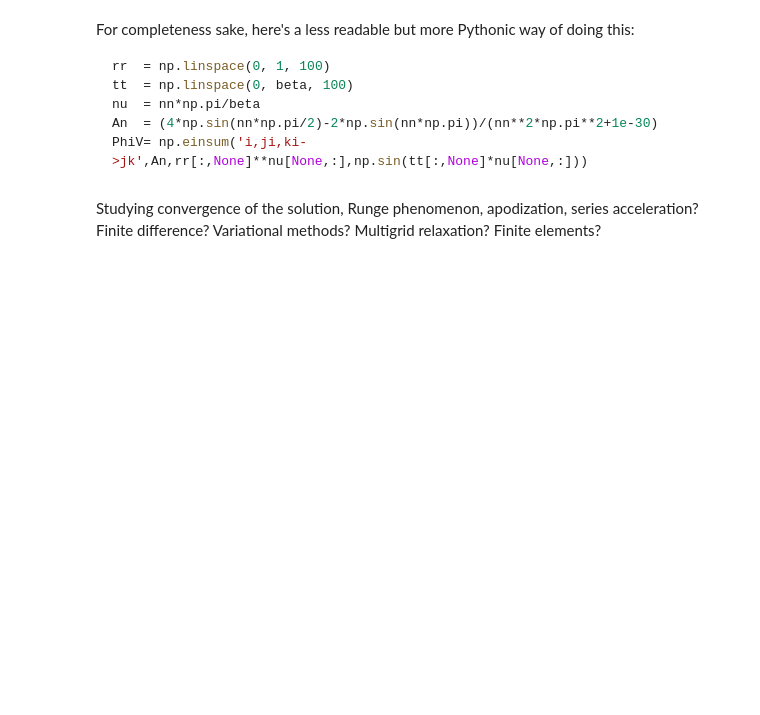
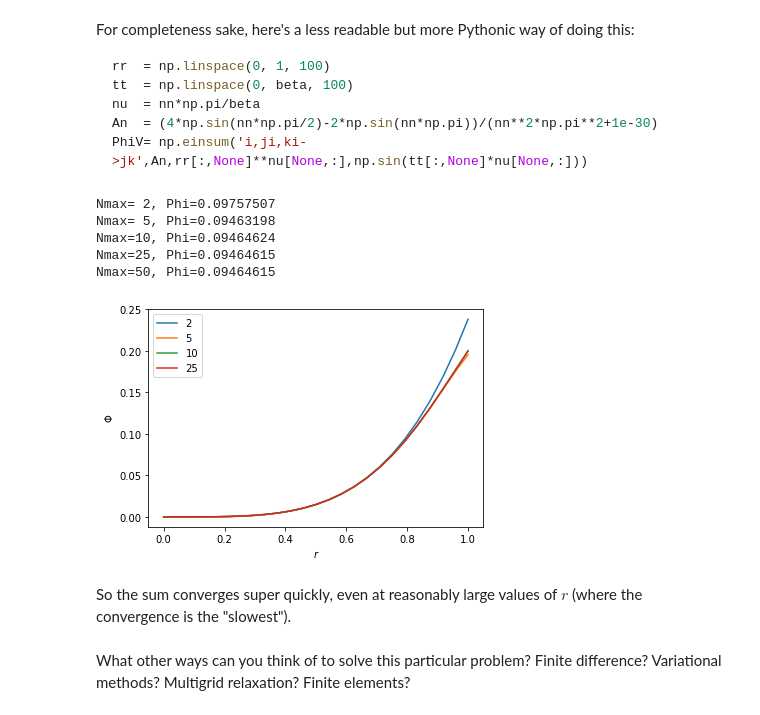
Before and after one commit to LBJ-Wade/Notebooks_cosmology, a Jupyter notebook: physics209/Wedge2D.ipynb, the cells around one changed output. Cells and saved outputs as stored; diff of their text form; code cells hidden in the pictures; blank space fills up the shorter version.

Commit message:
Added convergence cell.

````diff
--- a/physics209/Wedge2D.ipynb
+++ b/physics209/Wedge2D.ipynb
@@ -68,5 +75,34 @@ nu  = nn*np.pi/beta
 An  = (4*np.sin(nn*np.pi/2)-2*np.sin(nn*np.pi))/(nn**2*np.pi**2+1e-30)
 PhiV= np.einsum('i,ji,ki->jk',An,rr[:,None]**nu[None,:],np.sin(tt[:,None]*nu[None,:]))
 ```
+# %%
+# Let's look at the convergence vs. the number of terms.
+# Pick a "random" theta = 0.2*beta and plot Phi vs. r for
+# various Nmax.
+beta  = np.pi/4
+rr,tt = np.linspace(0,1,25),0.2*beta
+PhiV  = np.zeros_like(rr)
+#
+fig,ax= plt.subplots(1,1,figsize=(6,4))
+for Nmax in [2,5,10,25]:
+    for ix in range(PhiV.shape[0]):
+        PhiV[ix] = Phi(rr[ix],tt,beta,Nmax)
+    ax.plot(rr,PhiV,label=str(Nmax))
+ax.legend()
+ax.set_xlabel(r'$r$')
+ax.set_ylabel(r'$\Phi$')
+#
+for Nmax in [2,5,10,25,50]:
+    print("Nmax={:2d}, Phi={:10.8f}".format(Nmax,Phi(0.8,tt,beta,Nmax)))
+# %% [output]
+Nmax= 2, Phi=0.09757507
+Nmax= 5, Phi=0.09463198
+Nmax=10, Phi=0.09464624
+Nmax=25, Phi=0.09464615
+Nmax=50, Phi=0.09464615
+[figure, added]
+# %% [markdown]
+So the sum converges super quickly, even at reasonably large values of $r$ (where the convergence is the "slowest").
 # %% [markdown]
-Studying convergence of the solution, Runge phenomenon, apodization, series acceleration?  Finite difference?  Variational methods?  Multigrid relaxation?  Finite elements?
+What other ways can you think of to solve this particular problem?
+Finite difference?  Variational methods?  Multigrid relaxation?  Finite elements?
````
Also changed, not shown: parts of 2 cells of this notebook.
